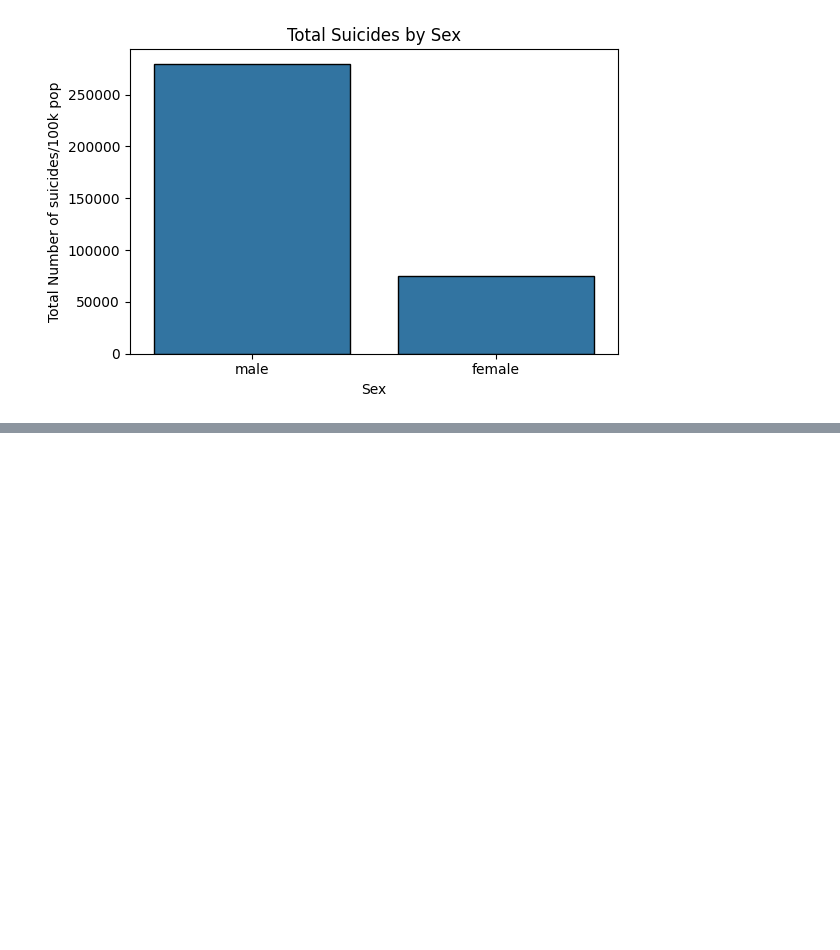
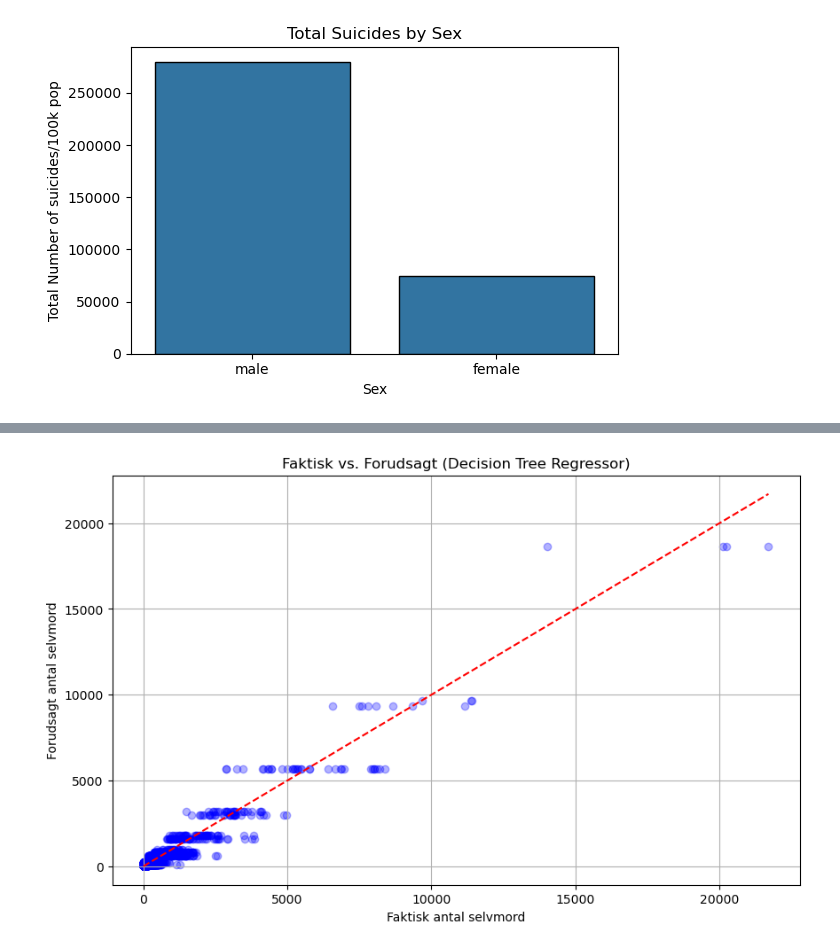
Before and after one commit to LukasRonberg/BIExam, a Jupyter notebook: suicide.ipynb, the cells around one changed output, grey strips where cells are left out. Saved outputs shown, nothing was run; the diff lists cells and outputs as text; code cells hidden in the pictures; blank space fills up the shorter version.

```diff
--- a/suicide.ipynb
+++ b/suicide.ipynb
@@ -331,0 +375,12 @@ print("hej")
+# %%
+# Visualisering: y_test vs. y_pred (faktisk vs. forudsagt)
+plt.figure(figsize=(10, 6))
+plt.scatter(y_test, y_pred, alpha=0.3, color="blue")
+plt.plot([y_test.min(), y_test.max()], [y_test.min(), y_test.max()], 'r--')  # Diagonal linje (perfekt forudsigelse)
+plt.xlabel("Faktisk antal selvmord")
+plt.ylabel("Forudsagt antal selvmord")
+plt.title("Faktisk vs. Forudsagt (Decision Tree Regressor)")
+plt.grid(True)
+plt.show()
+# %% [output]
+[figure, added]
```
Also changed, not shown: parts of 12 cells of this notebook.
